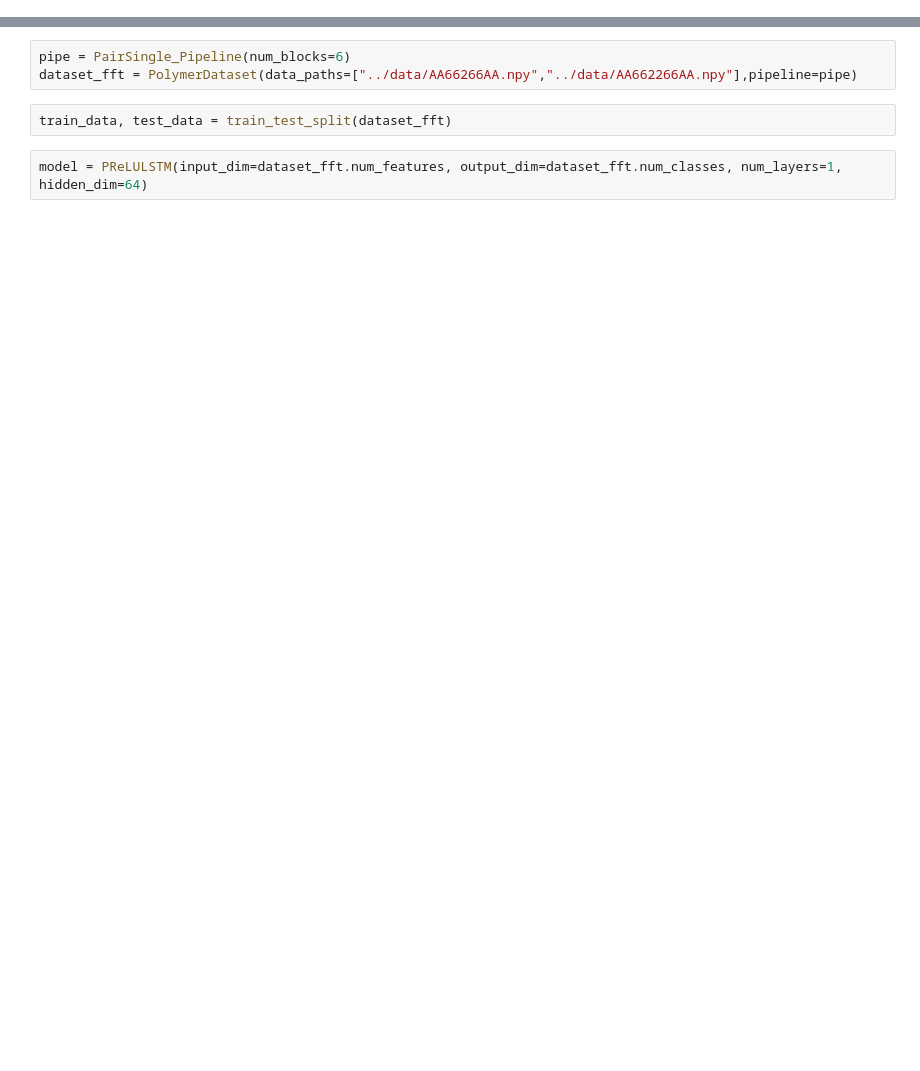
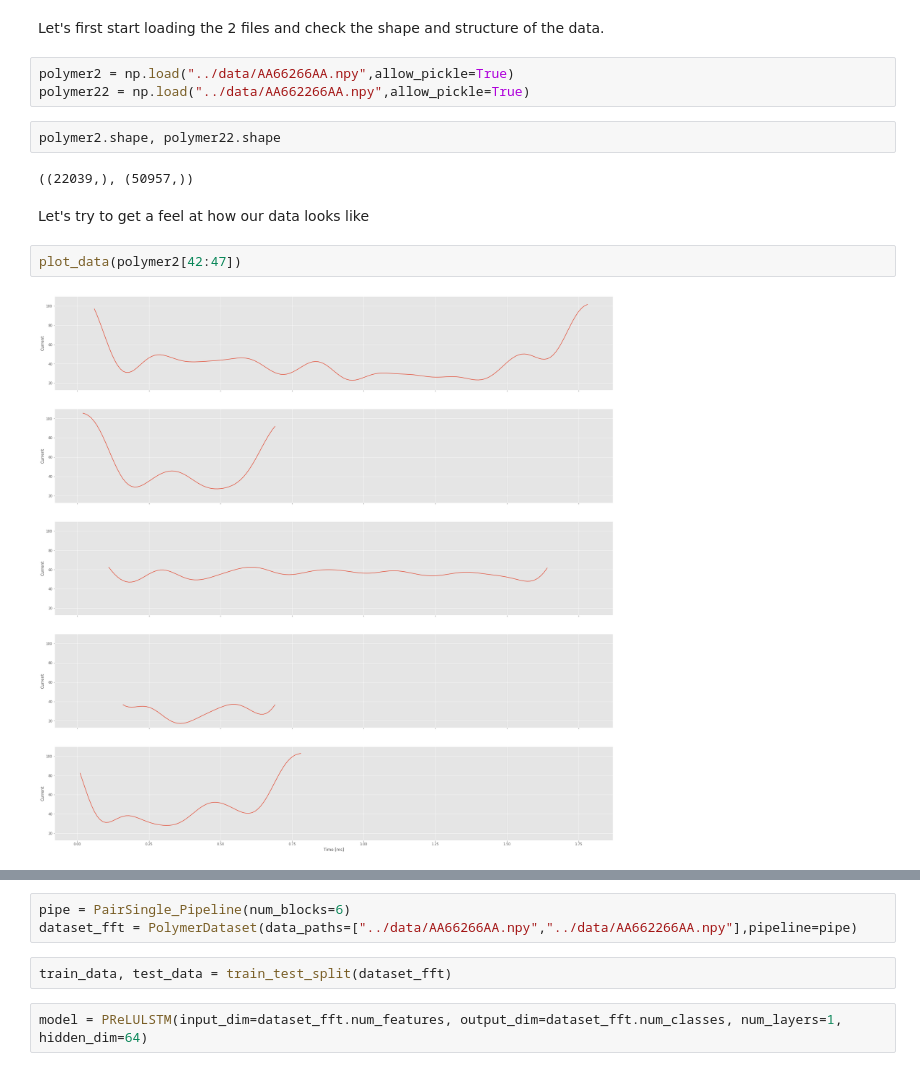
Before and after one commit to HaroldBenoit/ml4science-polymers, a Jupyter notebook: sequence_classification/polymer_2_22.ipynb, the cells around one changed output, grey strips where cells are left out. Saved outputs shown, nothing was run; the diff lists cells and outputs as text; blank space fills up the shorter version.

```diff
--- a/sequence_classification/polymer_2_22.ipynb
+++ b/sequence_classification/polymer_2_22.ipynb
@@ -34,0 +38,15 @@ The autoreload extension is already loaded. To reload it, use:
+# %% [markdown]
+Let's first start loading the 2 files and check the shape and structure of the data.
+# %%
+polymer2 = np.load("../data/AA66266AA.npy",allow_pickle=True)
+polymer22 = np.load("../data/AA662266AA.npy",allow_pickle=True)
+# %%
+polymer2.shape, polymer22.shape
+# %% [output]
+((22039,), (50957,))
+# %% [markdown]
+Let's try to get a feel at how our data looks like
+# %%
+plot_data(polymer2[42:47])
+# %% [output]
+[figure, added]
```
Also changed, not shown: parts of 50 cells of this notebook.
